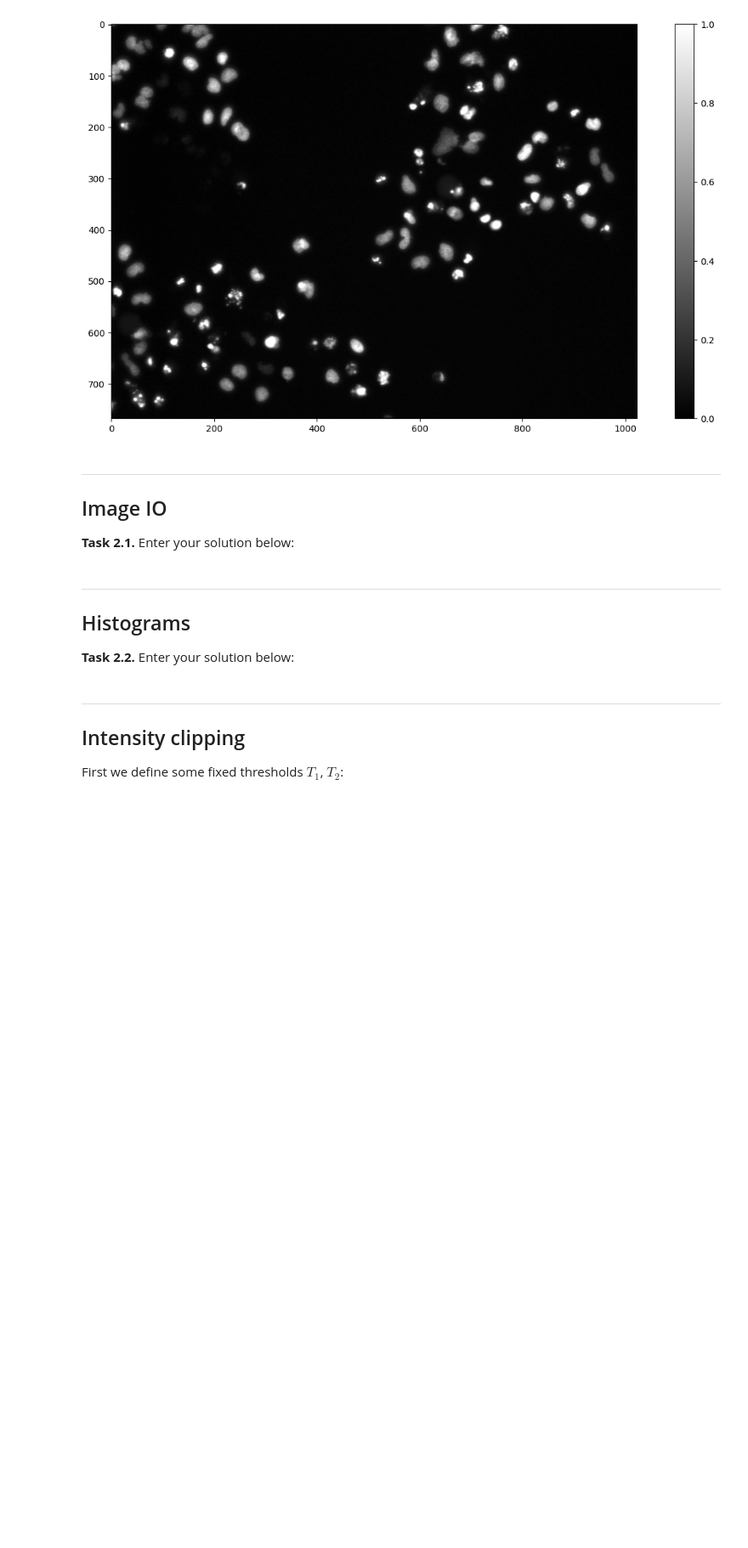
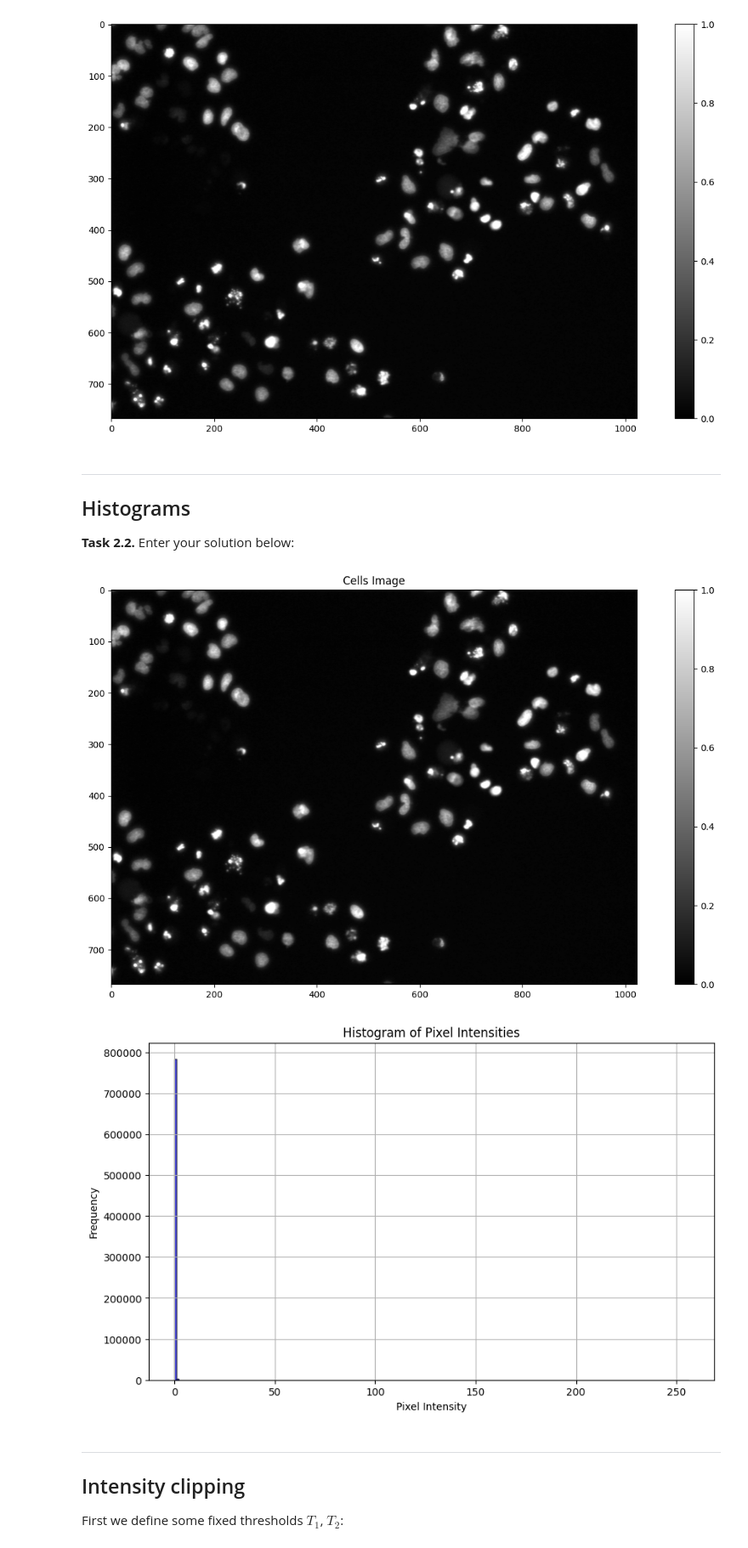
Before and after one commit to Uni-car/mobi-fs3-python, a Jupyter notebook: task2.ipynb, the cells around one changed output. Shown at 85% size. Saved outputs shown, nothing was run; the diff lists cells and outputs as text; code cells hidden in the pictures; blank space fills up the shorter version.

Commit message:
Finish task 2

```diff
--- a/task2.ipynb
+++ b/task2.ipynb
@@ -10,18 +16,54 @@ plt.colorbar()
 # %% [output]
 <matplotlib.colorbar.Colorbar at 0x...>
 [figure]
-# %% [markdown]
----
-
-## Image IO
-
-**<a id="#">Task 2.1.</a>** Enter your solution below:
 # %% [markdown]
 ---
 
 ## Histograms
 
 **<a id="#">Task 2.2.</a>** Enter your solution below:
+# %%
+import numpy as np
+import matplotlib.pyplot as plt
+
+# Load the image (already provided)
+img = plt.imread('data/cells.png')
+
+# Display the image with a colorbar (optional)
+plt.figure(figsize=(15, 8))
+plt.imshow(img, cmap='gray')
+plt.colorbar()
+plt.title("Cells Image")
+plt.show()
+
+# Convert the image to grayscale if it has multiple channels.
+# For example, if it's RGB, use the luminosity method.
+if img.ndim == 3:
+    # Use only the first three channels in case there is an alpha channel.
+    img_gray = np.dot(img[..., :3], [0.2989, 0.5870, 0.1140])
+else:
+    img_gray = img
+
+# Flatten the grayscale image using a list comprehension. so hätte es auch funtioniert:img_flat = img_gray.flatten()
+
+img_flat = [
+    pixel
+    for row in img_gray
+    for pixel in row
+]
+
+
+# Plot the histogram of pixel intensities.
+plt.figure(figsize=(10, 6))
+plt.hist(img_flat, bins=256, range=[0, 256], color='blue', alpha=0.7, edgecolor='black')
+plt.title("Histogram of Pixel Intensities")
+plt.xlabel("Pixel Intensity")
+plt.ylabel("Frequency")
+plt.grid(True)
+plt.show()
+# %% [output]
+[figure, added]
+[figure, added]
 # %% [markdown]
 ---
 
```
Also changed, not shown: parts of 4 cells of this notebook.
